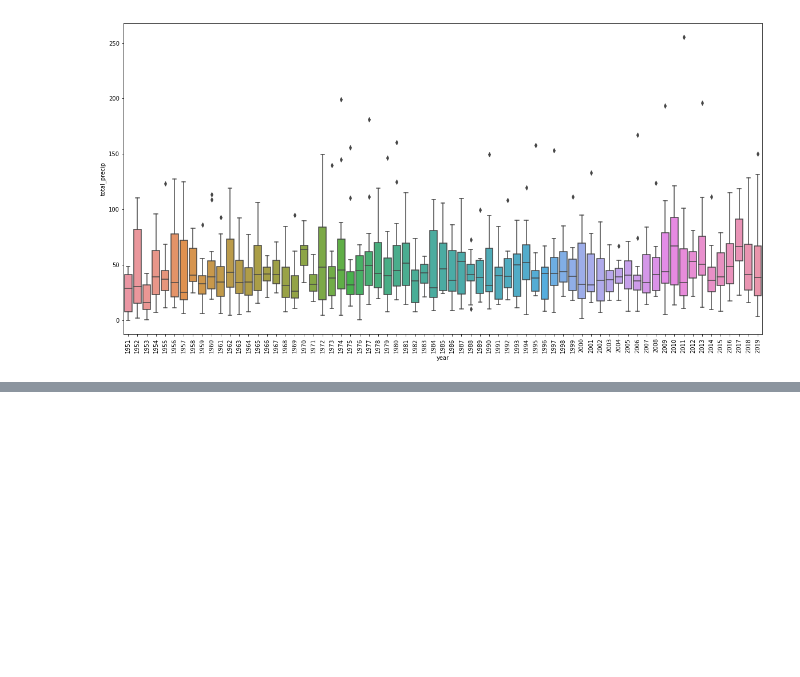
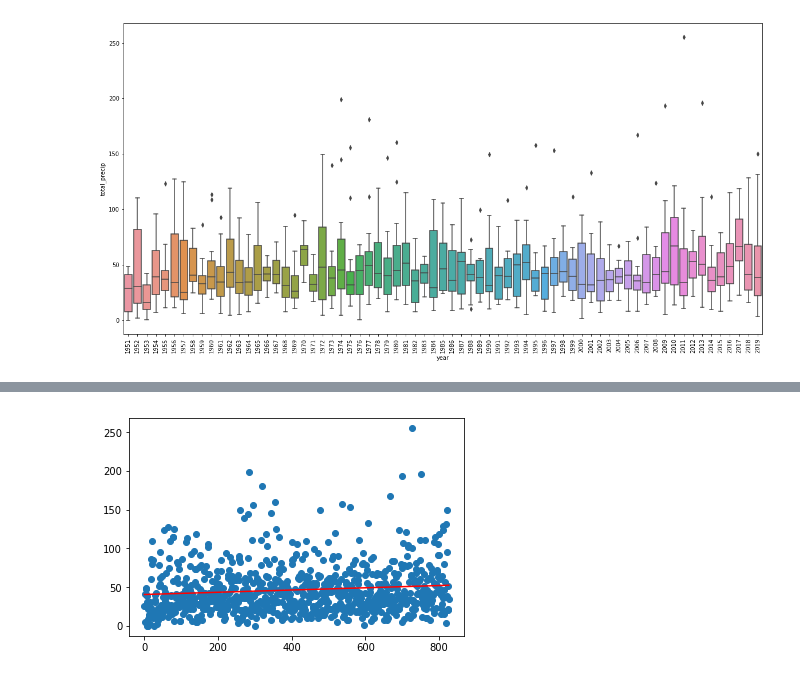
Before and after one commit to PiotrekPluta/Precipitation_Analysis_in_Wizna, a Jupyter notebook: 03_Explore_precipitation_data.ipynb, the cells around one changed output, grey strips where cells are left out. Cells and saved outputs as stored; diff of their text form; code cells hidden in the pictures; blank space fills up the shorter version.

```diff
--- a/03_Explore_precipitation_data.ipynb
+++ b/03_Explore_precipitation_data.ipynb
@@ -148,0 +177,17 @@ plt.show()
+# %%
+a, b = (model.coef_, model.intercept_)
+# %%
+trend_line = a * X + b
+
+plt.scatter(X, y, )
+plt.plot(X,trend_line, c='r')
+plt.show()
+
+# plt.scatter(data.Age, data.SBP)
+
+# ax = plt.axes()
+# plt.plot(X, model.intercept_ + model.coef_ * X)
+
+# plt.show()
+# %% [output]
+[figure, added]
```
Also changed, not shown: parts of 8 cells of this notebook, 1 other file.
